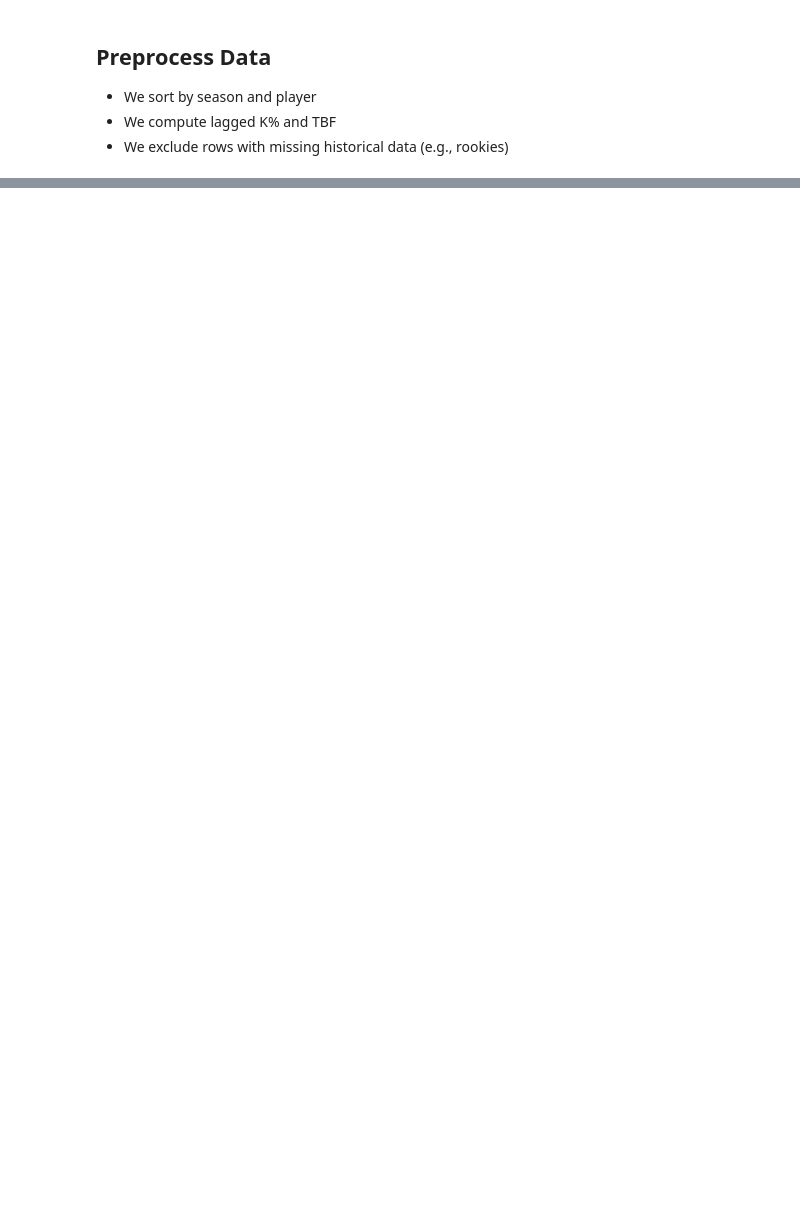
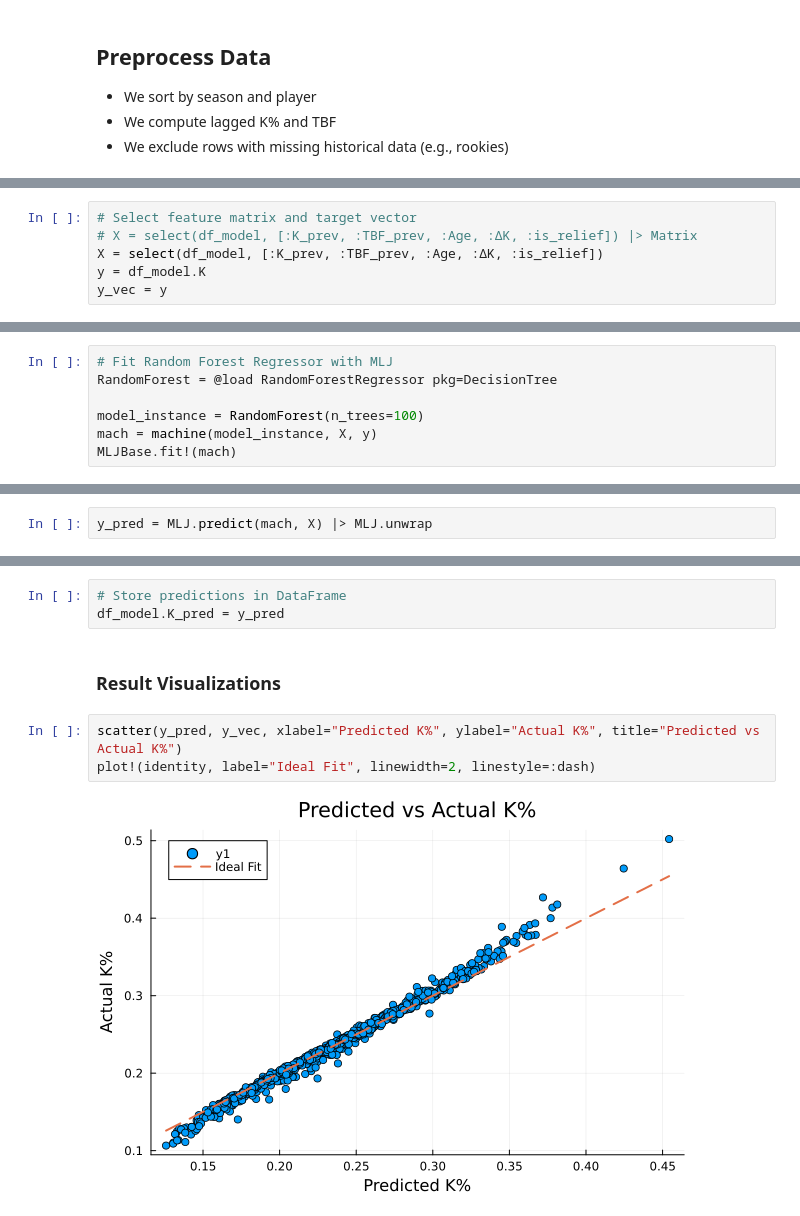
Before and after one commit to williamsryan/QuantAnalysisAssets, a Jupyter notebook: phillies_takehome/phillies_kpercent_model.ipynb, the cells around one changed output, grey strips where cells are left out. Saved outputs shown, nothing was run; the diff lists cells and outputs as text; blank space fills up the shorter version.

```diff
--- a/phillies_takehome/phillies_kpercent_model.ipynb
+++ b/phillies_takehome/phillies_kpercent_model.ipynb
@@ -313,0 +139,6 @@ chain = sample(model, sampler, MCMCThreads(), 1000, Threads.nthreads(); progress
+# %%
+# Select feature matrix and target vector
+# X = select(df_model, [:K_prev, :TBF_prev, :Age, :ΔK, :is_relief]) |> Matrix
+X = select(df_model, [:K_prev, :TBF_prev, :Age, :ΔK, :is_relief])
+y = df_model.K
+y_vec = y
@@ -313,0 +170,7 @@ chain = sample(model, sampler, MCMCThreads(), 1000, Threads.nthreads(); progress
+# %%
+# Fit Random Forest Regressor with MLJ
+RandomForest = @load RandomForestRegressor pkg=DecisionTree
+
+model_instance = RandomForest(n_trees=100)
+mach = machine(model_instance, X, y)
+MLJBase.fit!(mach)
@@ -313,0 +190,2 @@ chain = sample(model, sampler, MCMCThreads(), 1000, Threads.nthreads(); progress
+# %%
+y_pred = MLJ.predict(mach, X) |> MLJ.unwrap
@@ -313,0 +221,10 @@ chain = sample(model, sampler, MCMCThreads(), 1000, Threads.nthreads(); progress
+# %%
+# Store predictions in DataFrame
+df_model.K_pred = y_pred
+# %% [markdown]
+### Result Visualizations
+# %%
+scatter(y_pred, y_vec, xlabel="Predicted K%", ylabel="Actual K%", title="Predicted vs Actual K%")
+plot!(identity, label="Ideal Fit", linewidth=2, linestyle=:dash)
+# %% [output]
+[figure, added]
```
Also changed, not shown: parts of 38 cells of this notebook, 4 other files.
